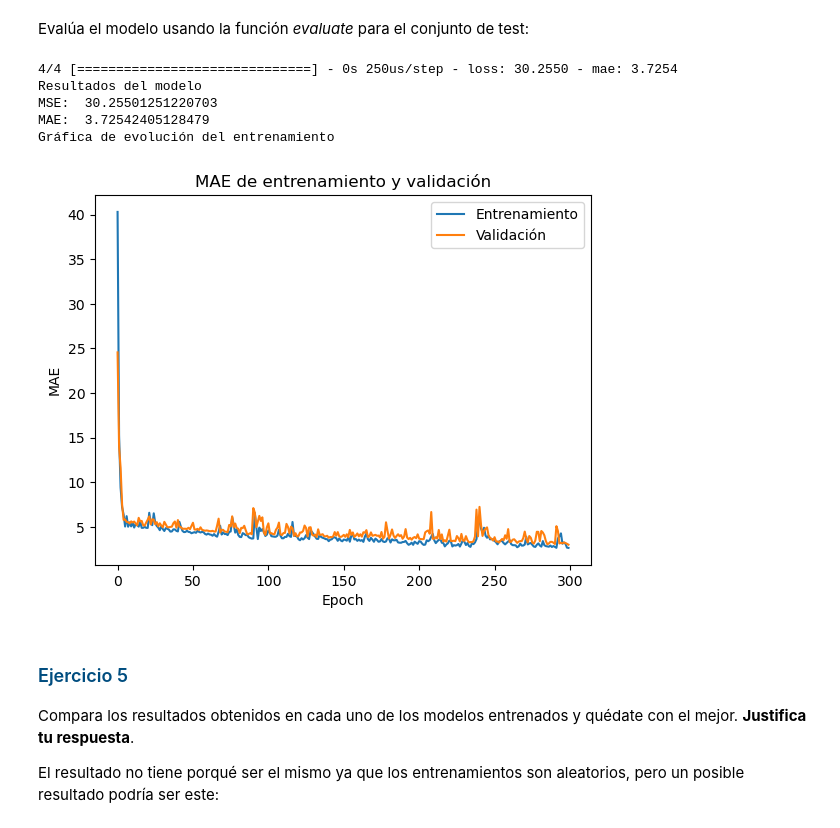
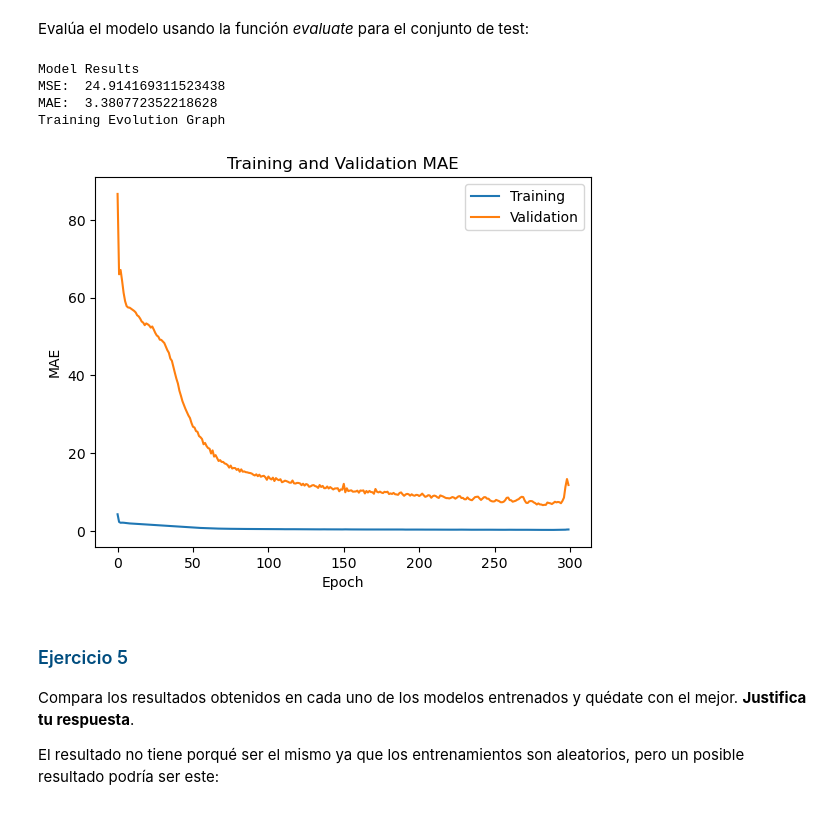
Before and after one commit to Adrianrobarq/DataScienceIEBS, a Jupyter notebook: Bloque 5/Deep Learning/sprints/Actividad-Sprint-2.ipynb, the cells around one changed output. Cells and saved outputs as stored; diff of their text form; code cells hidden in the pictures.

```diff
--- a/Bloque 5/Deep Learning/sprints/Actividad-Sprint-2.ipynb
+++ b/Bloque 5/Deep Learning/sprints/Actividad-Sprint-2.ipynb
@@ -46,3 +52,13 @@ Carga los datos como hemos visto en el notebook de los ejercicios donde tengas l
+# %%
+# Cargamos los datos para pytorch
+import numpy as np
+
+# Cargamos los datos de Boston Housing
+data = np.load('boston.npz')
+train_data = data['train_data']
+train_targets = data['train_targets']
+test_data = data['test_data']
+test_targets = data['test_targets']
 # %% [markdown]
 Explora los tamaños de cada conjunto:
 # %%
@@ -335,30 +400,42 @@ Epoch 300/300
 # %% [markdown]
 Evalúa el modelo usando la función *evaluate* para el conjunto de test:
 # %%
-# Vamos a evaluar el modelo
-resultado3 = model3.evaluate(test_data, test_targets, verbose=1)
-print('Resultados del modelo')
+# Define the device if not already defined
+device = torch.device('cuda' if torch.cuda.is_available() else 'cpu')
+
+# Convert test data to tensors and move them to the device
+test_data_tensor = torch.tensor(test_data, dtype=torch.float32).to(device)
+test_targets_tensor = torch.tensor(test_targets, dtype=torch.float32).to(device)
+
+# Evaluate the model
+model3.eval()
+with torch.no_grad():
+    outputs = model3(test_data_tensor)
+    loss = criterion(outputs.squeeze(), test_targets_tensor)
+    resultado3 = [loss.item(), torch.mean(torch.abs(outputs.squeeze() - test_targets_tensor)).item()]
+
+# Display the results
+print('Model Results')
 print('MSE: ', resultado3[0])
 print('MAE: ', resultado3[1])
 
 resultados.append(resultado3)
 
-# Representamos los resultados en una gráfica
-print('Gráfica de evolución del entrenamiento')
-plt.plot(history3.history['mae'])
-plt.plot(history3.history['val_mae'])
-plt.title('MAE de entrenamiento y validación')
+# Plot the results
+print('Training Evolution Graph')
+plt.plot(history3['loss'])
+plt.plot(history3['val_loss'])
+plt.title('Training and Validation MAE')
 plt.ylabel('MAE')
 plt.xlabel('Epoch')
-plt.legend(['Entrenamiento', 'Validación'], loc='upper right')
+plt.legend(['Training', 'Validation'], loc='upper right')
 plt.show()
 # %% [output]
-4/4 [==============================] - 0s 250us/step - loss: 30.2550 - mae: 3.7254
-Resultados del modelo
-MSE:  30.25501251220703
-MAE:  3.72542405128479
-Gráfica de evolución del entrenamiento
+Model Results
+MSE:  24.914169311523438
+MAE:  3.380772352218628
+Training Evolution Graph
-[figure, old version]
+[figure, new version]
 # %% [markdown]
 ## <font color="#004D7F" size=4>Ejercicio 5</font>
 Compara los resultados obtenidos en cada uno de los modelos entrenados y quédate con el mejor. **Justifica tu respuesta**.
```
Also changed, not shown: parts of 11 cells of this notebook, 6 other files.
